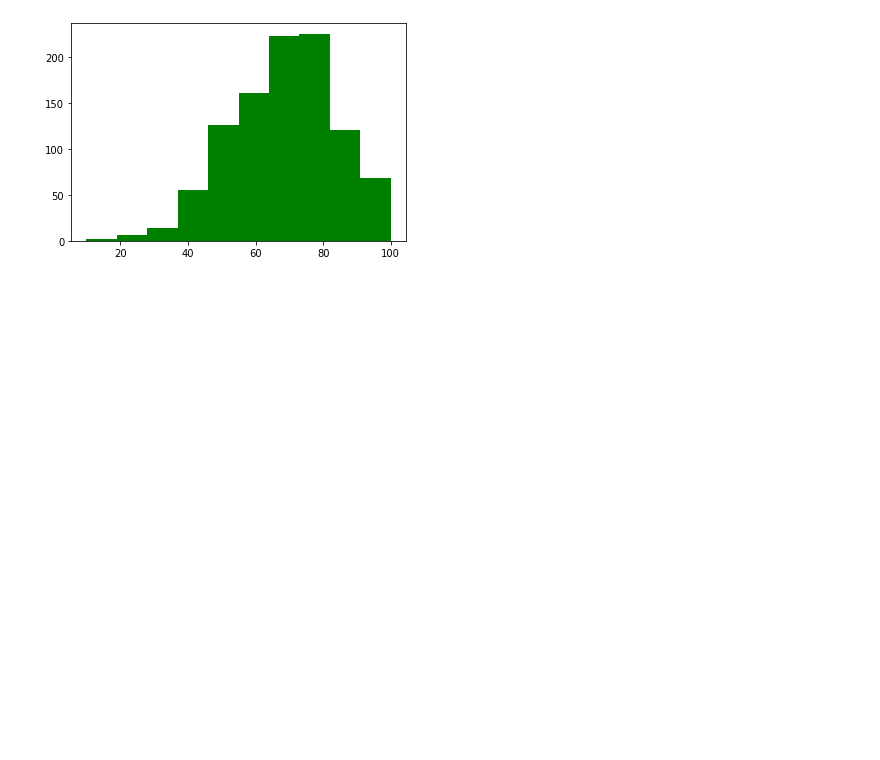
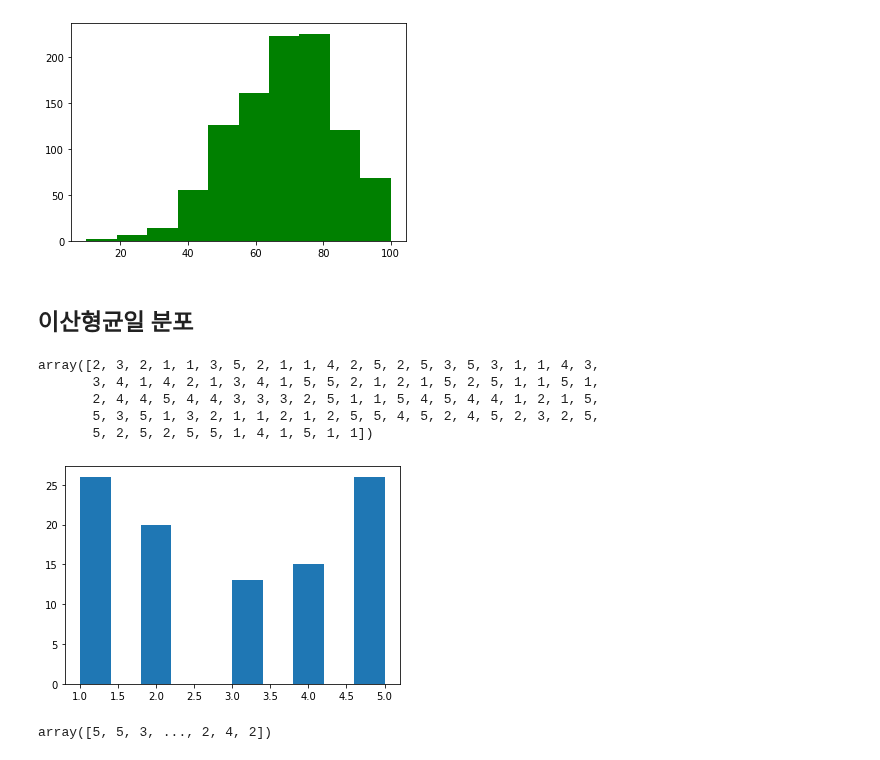
Before and after one commit to seoinhyeok96/python_data_class, a Jupyter notebook: 기초통계 수업 /2 days.ipynb, the cells around one changed output. Drawn from its saved outputs; the diff is of its cells as text; code cells hidden in the pictures; blank space fills up the shorter version.

```diff
--- a/기초통계 수업 /2 days.ipynb
+++ b/기초통계 수업 /2 days.ipynb
@@ -211,3 +211,25 @@ plt.hist(df["writing score"],color='g')
 plt.show()
 # %% [output]
 [figure]
+# %% [markdown]
+## 이산형균일 분포
+# %%
+x= np.random.randint(low=1,high=6,size=100)
+# %%
+x
+# %% [output]
+array([2, 3, 2, 1, 1, 3, 5, 2, 1, 1, 4, 2, 5, 2, 5, 3, 5, 3, 1, 1, 4, 3,
+       3, 4, 1, 4, 2, 1, 3, 4, 1, 5, 5, 2, 1, 2, 1, 5, 2, 5, 1, 1, 5, 1,
+       2, 4, 4, 5, 4, 4, 3, 3, 3, 2, 5, 1, 1, 5, 4, 5, 4, 4, 1, 2, 1, 5,
+       5, 3, 5, 1, 3, 2, 1, 1, 2, 1, 2, 5, 5, 4, 5, 2, 4, 5, 2, 3, 2, 5,
+       5, 2, 5, 2, 5, 5, 1, 4, 1, 5, 1, 1])
+# %%
+plt.hist(x, bins=10)
+plt.show()
+# %% [output]
+[figure, added]
+# %%
+y= np.random.randint(low=1,high=6,size=100000)
+y
+# %% [output]
+array([5, 5, 3, ..., 2, 4, 2])
```
Also changed, not shown: parts of 1 cell of this notebook.
